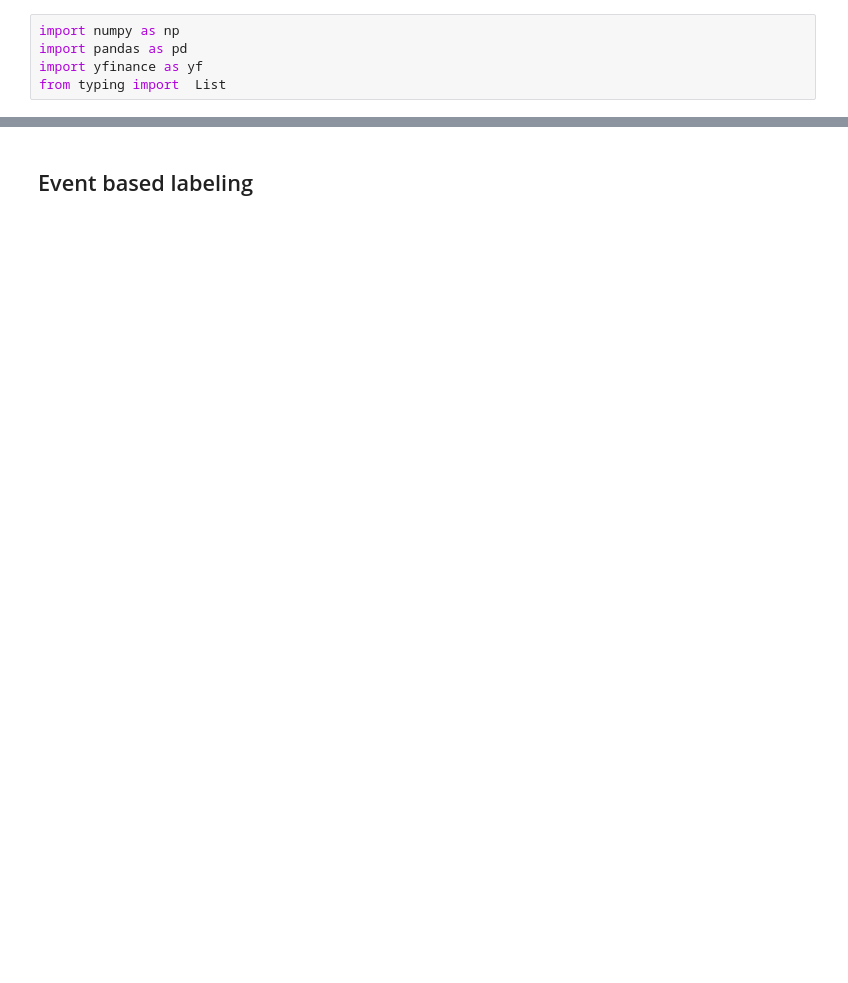
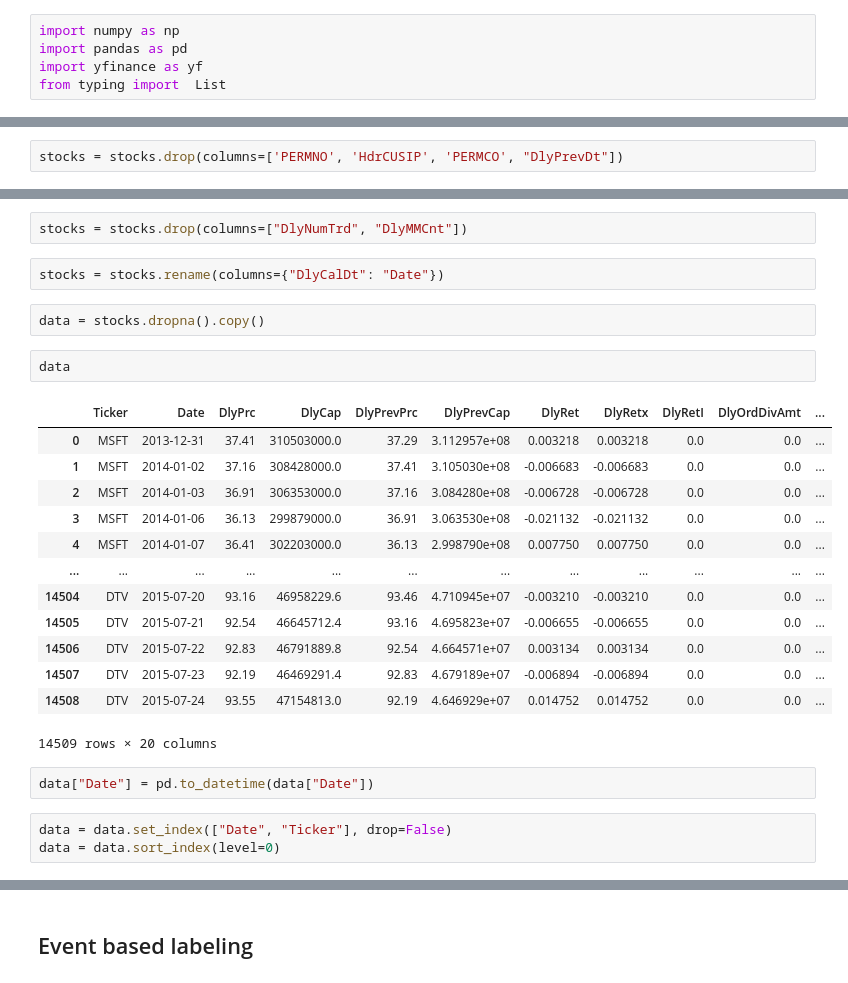
Before and after one commit to qi-jun1/ML_Finance, a Jupyter notebook: event_labeling.ipynb, the cells around one changed output, grey strips where cells are left out. Cells and saved outputs as stored; diff of their text form; blank space fills up the shorter version.

```diff
--- a/event_labeling.ipynb
+++ b/event_labeling.ipynb
@@ -30,0 +35,2 @@ apple
+# %%
+stocks = stocks.drop(columns=['PERMNO', 'HdrCUSIP', 'PERMCO', "DlyPrevDt"])
@@ -30,0 +57,27 @@ apple
+# %%
+stocks = stocks.drop(columns=["DlyNumTrd", "DlyMMCnt"])
+# %%
+stocks = stocks.rename(columns={"DlyCalDt": "Date"})
+# %%
+data = stocks.dropna().copy()
+# %%
+data
+# %% [output]
+|  | Ticker | Date | DlyPrc | DlyCap | DlyPrevPrc | DlyPrevCap | DlyRet | DlyRetx | DlyRetI | DlyOrdDivAmt | ... |
+| 0 | MSFT | 2013-12-31 | 37.41 | 310503000.0 | 37.29 | 3.112957e+08 | 0.003218 | 0.003218 | 0.0 | 0.0 | ... |
+| 1 | MSFT | 2014-01-02 | 37.16 | 308428000.0 | 37.41 | 3.105030e+08 | -0.006683 | -0.006683 | 0.0 | 0.0 | ... |
+| 2 | MSFT | 2014-01-03 | 36.91 | 306353000.0 | 37.16 | 3.084280e+08 | -0.006728 | -0.006728 | 0.0 | 0.0 | ... |
+| 3 | MSFT | 2014-01-06 | 36.13 | 299879000.0 | 36.91 | 3.063530e+08 | -0.021132 | -0.021132 | 0.0 | 0.0 | ... |
+| 4 | MSFT | 2014-01-07 | 36.41 | 302203000.0 | 36.13 | 2.998790e+08 | 0.007750 | 0.007750 | 0.0 | 0.0 | ... |
+| ... | ... | ... | ... | ... | ... | ... | ... | ... | ... | ... | ... |
+| 14504 | DTV | 2015-07-20 | 93.16 | 46958229.6 | 93.46 | 4.710945e+07 | -0.003210 | -0.003210 | 0.0 | 0.0 | ... |
+| 14505 | DTV | 2015-07-21 | 92.54 | 46645712.4 | 93.16 | 4.695823e+07 | -0.006655 | -0.006655 | 0.0 | 0.0 | ... |
+| 14506 | DTV | 2015-07-22 | 92.83 | 46791889.8 | 92.54 | 4.664571e+07 | 0.003134 | 0.003134 | 0.0 | 0.0 | ... |
+| 14507 | DTV | 2015-07-23 | 92.19 | 46469291.4 | 92.83 | 4.679189e+07 | -0.006894 | -0.006894 | 0.0 | 0.0 | ... |
+| 14508 | DTV | 2015-07-24 | 93.55 | 47154813.0 | 92.19 | 4.646929e+07 | 0.014752 | 0.014752 | 0.0 | 0.0 | ... |
+14509 rows × 20 columns
+# %%
+data["Date"] = pd.to_datetime(data["Date"])
+# %%
+data = data.set_index(["Date", "Ticker"], drop=False)
+data = data.sort_index(level=0)
```
Also changed, not shown: parts of 24 cells of this notebook, 1 other file.
